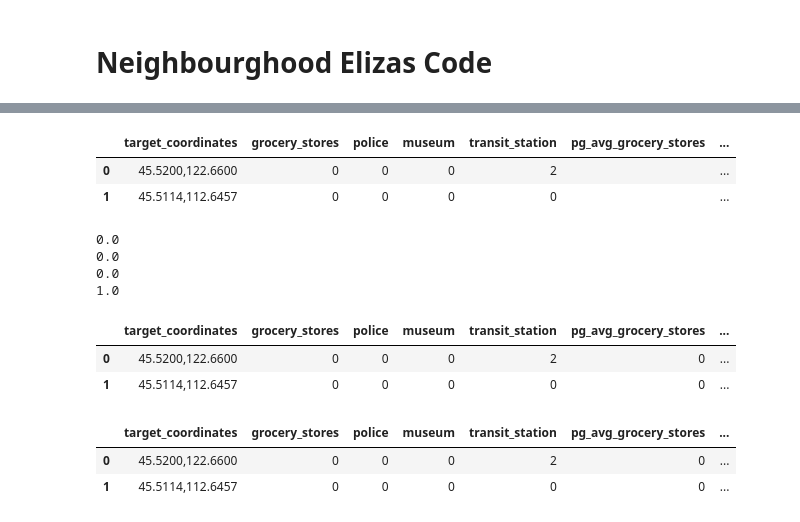
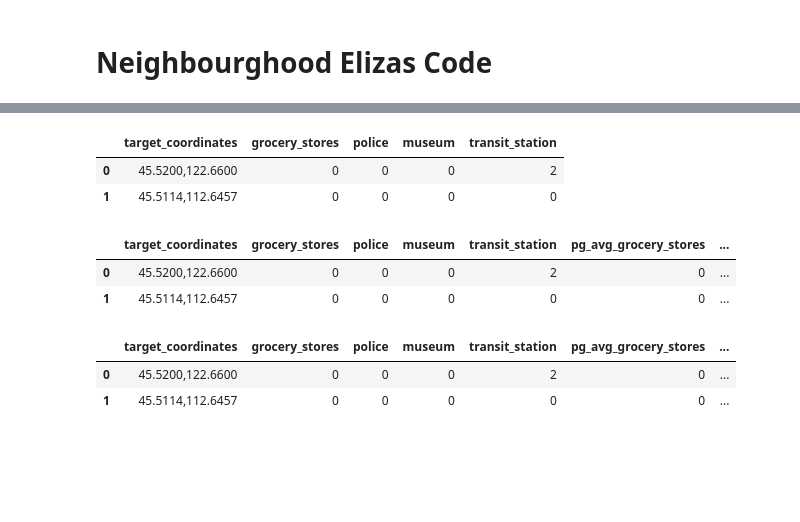
Before and after one commit to andywats0n/watson_p1, a Jupyter notebook: Housing_project_Final_1009.ipynb, the cells around one changed output, grey strips where cells are left out. Cells and saved outputs as stored; diff of their text form; code cells hidden in the pictures; blank space fills up the shorter version.

```diff
--- a/Housing_project_Final_1009.ipynb
+++ b/Housing_project_Final_1009.ipynb
@@ -279,34 +279,34 @@ for i,target_coordinate in enumerate(target_coordinates):
 # %%
 placedata_df= {
 
     "target_coordinates":target_coordinates,
     "grocery_stores":groceries_len,
     "police":police_len,
     "museum":museum_len,
     "transit_station":transit_station_len
 }
 placedata_df
 placedata_df_pd = pd.DataFrame(placedata_df)
 placedata_df_pd
 
 # Add the final scores
 placedata_df_pd
 
-placedata_df_pd["pg_avg_grocery_stores"]=""
-placedata_df_pd["pg_avg_police"]=""
-placedata_df_pd["pg_avg_museum"]=""
-placedata_df_pd["pg_avg_transit_station"]=""
+# placedata_df_pd["pg_avg_grocery_stores"]=""
+# placedata_df_pd["pg_avg_police"]=""
+# placedata_df_pd["pg_avg_museum"]=""
+# placedata_df_pd["pg_avg_transit_station"]=""
 
-placedata_df_pd["score_grocery_stores"]=""
-placedata_df_pd["score_avg_police"]=""
-placedata_df_pd["score_avg_museum"]=""
-placedata_df_pd["score_station"]=""
-placedata_df_pd["total_score"]=""
-placedata_df_pd
+# placedata_df_pd["score_grocery_stores"]=""
+# placedata_df_pd["score_avg_police"]=""
+# placedata_df_pd["score_avg_museum"]=""
+# placedata_df_pd["score_station"]=""
+# placedata_df_pd["total_score"]=""
+# placedata_df_pd
 # %% [output]
-|  | target_coordinates | grocery_stores | police | museum | transit_station | pg_avg_grocery_stores | ... |
-| 0 | 45.5200,122.6600 | 0 | 0 | 0 | 2 |  | ... |
-| 1 | 45.5114,112.6457 | 0 | 0 | 0 | 0 |  | ... |
+|  | target_coordinates | grocery_stores | police | museum | transit_station |
+| 0 | 45.5200,122.6600 | 0 | 0 | 0 | 2 |
+| 1 | 45.5114,112.6457 | 0 | 0 | 0 | 0 |
 # %%
 # seperate middle, elementary and high and assign scores
 
@@ -315,28 +315,19 @@ avergaepolice=placedata_df_pd["police"].mean()
 avergaemuseum=placedata_df_pd["museum"].mean()
 avergaetransit_station=placedata_df_pd["transit_station"].mean()
 
-print(averagegrocery)
-print(avergaepolice)
-print(avergaemuseum)
-print(avergaetransit_station)
+# print(averagegrocery)
+# print(avergaepolice)
+# print(avergaemuseum)
+# print(avergaetransit_station)
 
 # Assign scores
 placedata_df_pd["pg_avg_grocery_stores"]=(placedata_df_pd["grocery_stores"]/averagegrocery *100).fillna(0.0).astype(int)
-
-# Assign scores
 placedata_df_pd["pg_avg_police"]=(placedata_df_pd["police"]/avergaepolice*100 ).fillna(0.0).astype(int)
-
-# Assign scores to
 placedata_df_pd["pg_avg_museum"]=(placedata_df_pd["museum"]/avergaemuseum*100 ).fillna(0.0).astype(int)
-# Assign scores to
 placedata_df_pd["pg_avg_transit_station"]= placedata_df_pd["transit_station"]/avergaetransit_station *100
-
+`
 placedata_df_pd
 # %% [output]
-0.0
-0.0
-0.0
-1.0
 |  | target_coordinates | grocery_stores | police | museum | transit_station | pg_avg_grocery_stores | ... |
 | 0 | 45.5200,122.6600 | 0 | 0 | 0 | 2 | 0 | ... |
 | 1 | 45.5114,112.6457 | 0 | 0 | 0 | 0 | 0 | ... |
```
Also changed, not shown: parts of 1 cell of this notebook, 2 other files.
